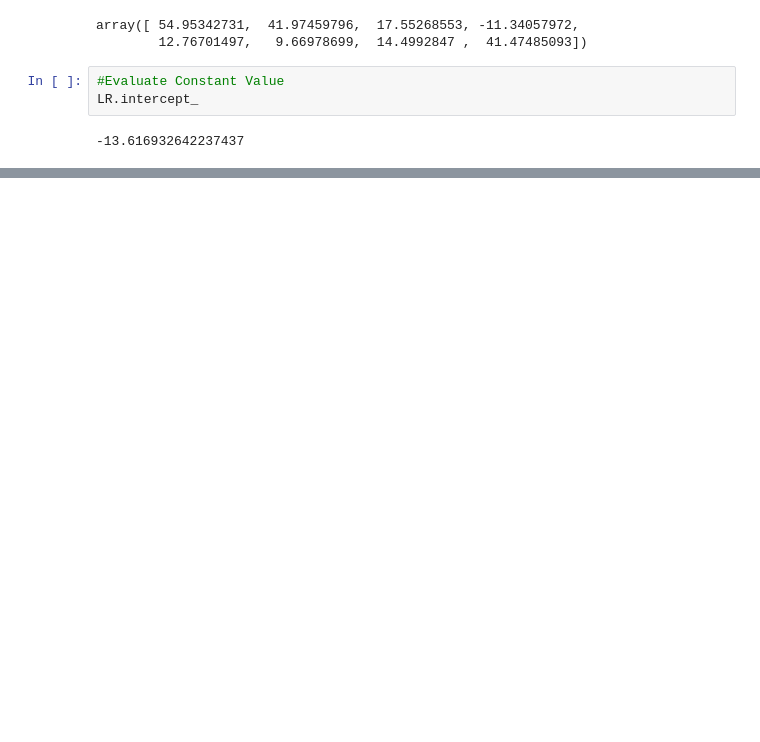
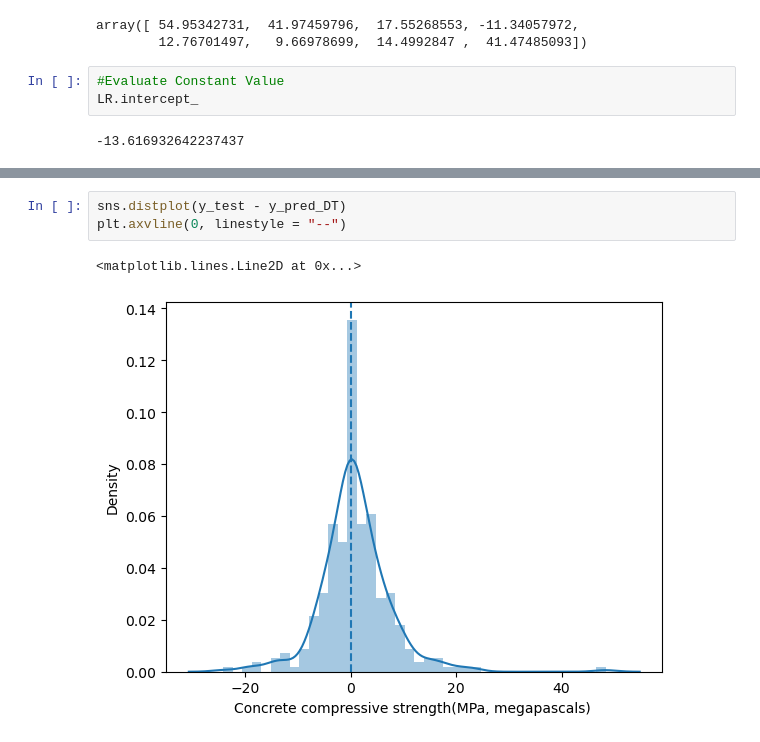
Before and after one commit to anirudhakolay/CementPrediction_Model, a Jupyter notebook: model.ipynb, the cells around one changed output, grey strips where cells are left out. Saved outputs shown, nothing was run; the diff lists cells and outputs as text; blank space fills up the shorter version.

```diff
--- a/model.ipynb
+++ b/model.ipynb
@@ -306,0 +331,6 @@ LR.intercept_
+# %%
+sns.distplot(y_test - y_pred_DT)
+plt.axvline(0, linestyle = "--")
+# %% [output]
+<matplotlib.lines.Line2D at 0x...>
+[figure, added]
```
Also changed, not shown: parts of 12 cells of this notebook, 1 other file.
